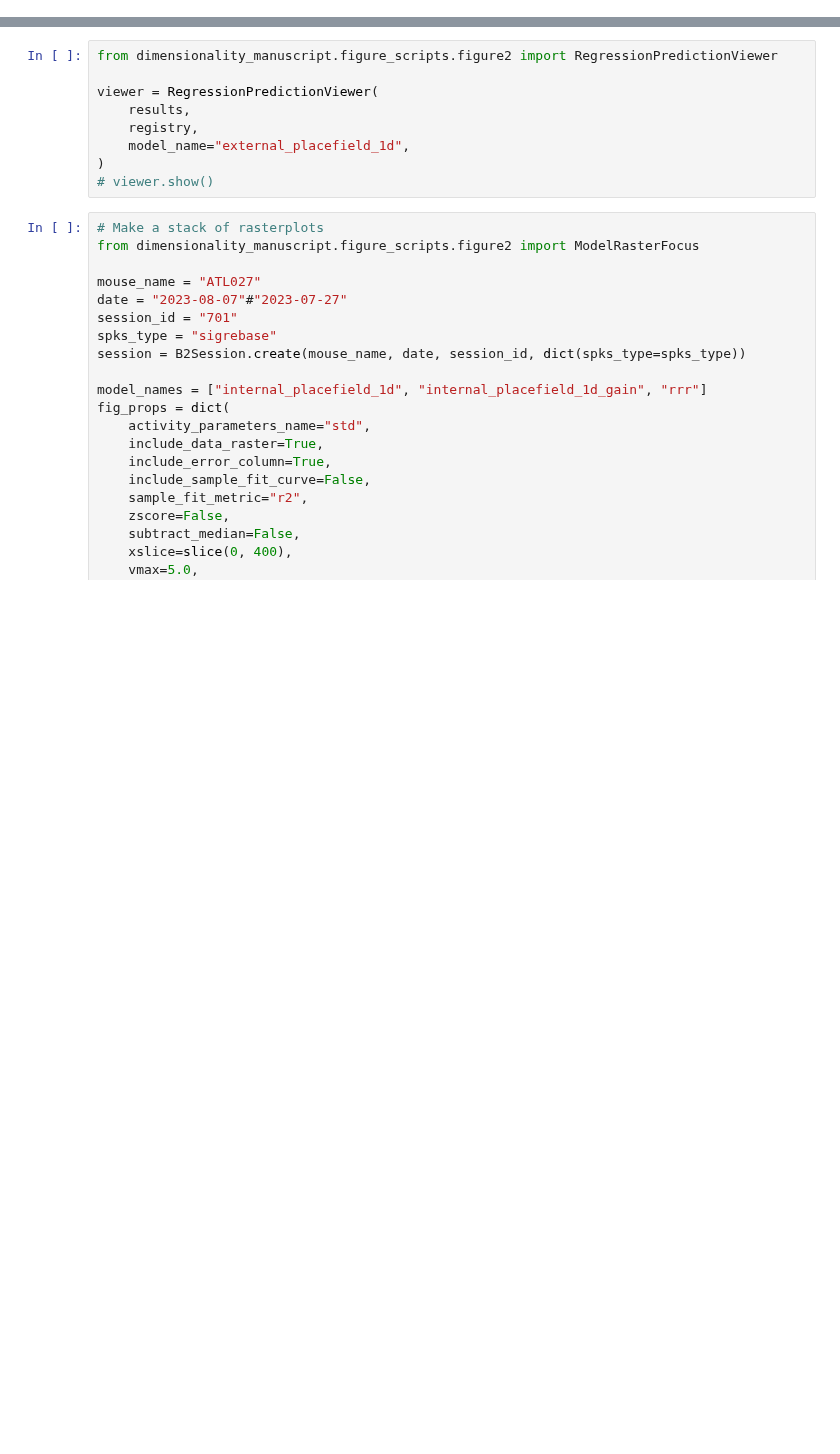
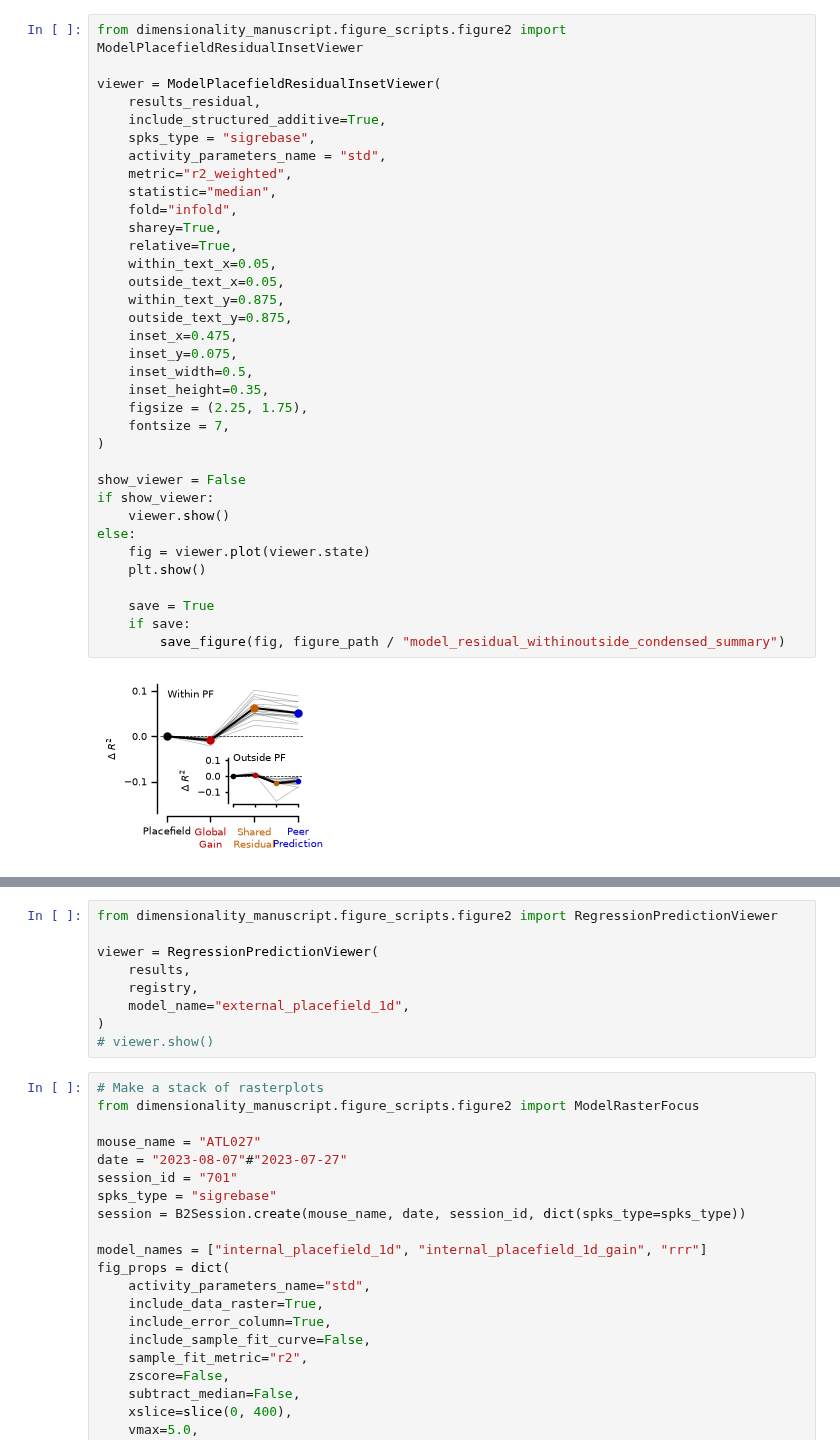
Before and after one commit to landoskape/vrAnalysis, a Jupyter notebook: dimensionality_manuscript/dim_regression_figures_refactor.ipynb, the cells around one changed output, grey strips where cells are left out. Cells and saved outputs as stored; diff of their text form; blank space fills up the shorter version.

```diff
--- a/dimensionality_manuscript/dim_regression_figures_refactor.ipynb
+++ b/dimensionality_manuscript/dim_regression_figures_refactor.ipynb
@@ -203,0 +205,37 @@ else:
+# %%
+from dimensionality_manuscript.figure_scripts.figure2 import ModelPlacefieldResidualInsetViewer
+
+viewer = ModelPlacefieldResidualInsetViewer(
+    results_residual,
+    include_structured_additive=True,
+    spks_type = "sigrebase",
+    activity_parameters_name = "std",
+    metric="r2_weighted",
+    statistic="median",
+    fold="infold",
+    sharey=True,
+    relative=True,
+    within_text_x=0.05,
+    outside_text_x=0.05,
+    within_text_y=0.875,
+    outside_text_y=0.875,
+    inset_x=0.475,
+    inset_y=0.075,
+    inset_width=0.5,
+    inset_height=0.35,
+    figsize = (2.25, 1.75),
+    fontsize = 7,
+)
+
+show_viewer = False
+if show_viewer:
+    viewer.show()
+else:
+    fig = viewer.plot(viewer.state)
+    plt.show()
+
+    save = True
+    if save:
+        save_figure(fig, figure_path / "model_residual_withinoutside_condensed_summary")
+# %% [output]
+[figure, added]
```
Also changed, not shown: parts of 18 cells of this notebook, 2 other files.
